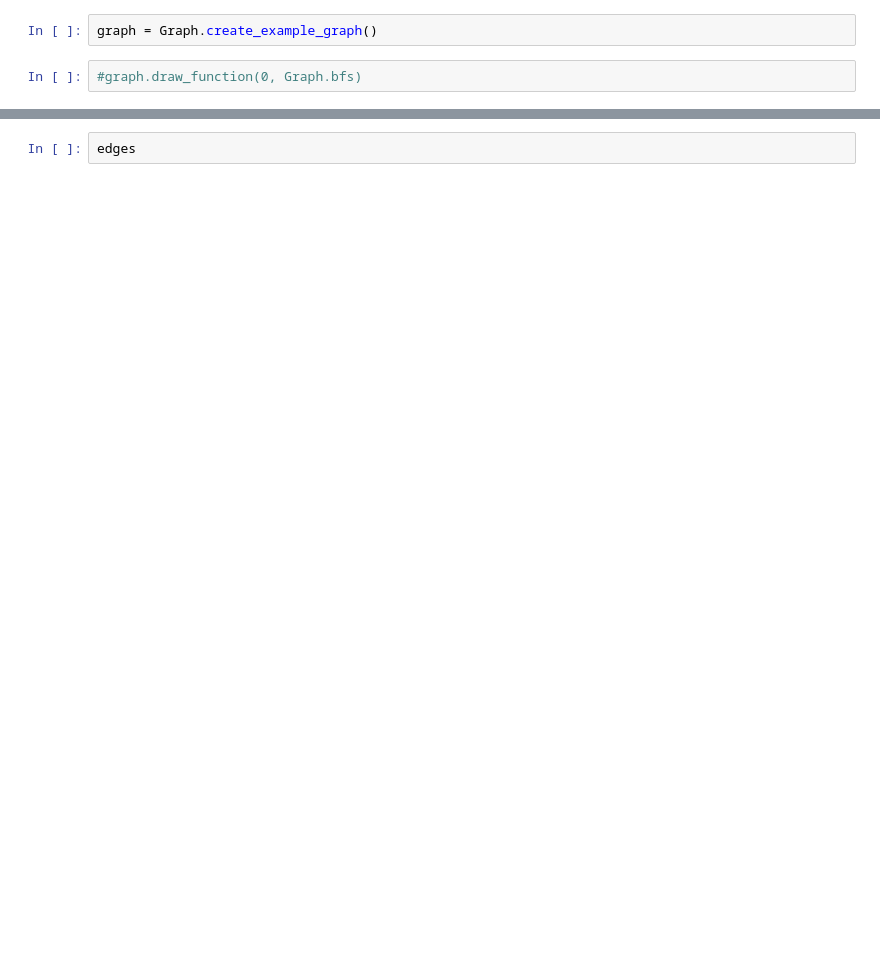
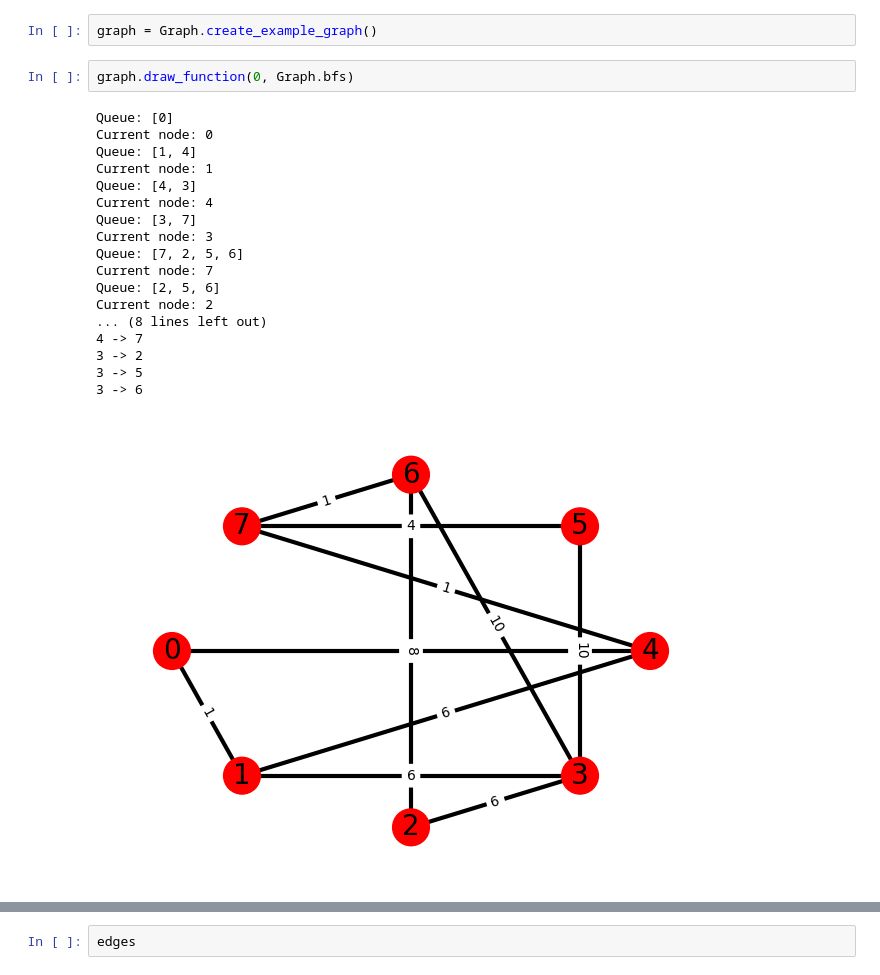
Before and after one commit to karolcieply/studia, a Jupyter notebook: SemestrVI/hmo/hmo_notebook.ipynb, the cells around one changed output, grey strips where cells are left out. Saved outputs shown, nothing was run; the diff lists cells and outputs as text; blank space fills up the shorter version.

```diff
--- a/SemestrVI/hmo/hmo_notebook.ipynb
+++ b/SemestrVI/hmo/hmo_notebook.ipynb
@@ -156,5 +164,24 @@ class Graph:
 # %%
 graph = Graph.create_example_graph()
 # %%
-#graph.draw_function(0, Graph.bfs)
+graph.draw_function(0, Graph.bfs)
+# %% [output]
+Queue: [0]
+Current node: 0
+Queue: [1, 4]
+Current node: 1
+Queue: [4, 3]
+Current node: 4
+Queue: [3, 7]
+Current node: 3
+Queue: [7, 2, 5, 6]
+Current node: 7
+Queue: [2, 5, 6]
+Current node: 2
+... (8 lines left out)
+4 -> 7
+3 -> 2
+3 -> 5
+3 -> 6
+[figure, added]
 # %%
```
Also changed, not shown: parts of 6 cells of this notebook.
